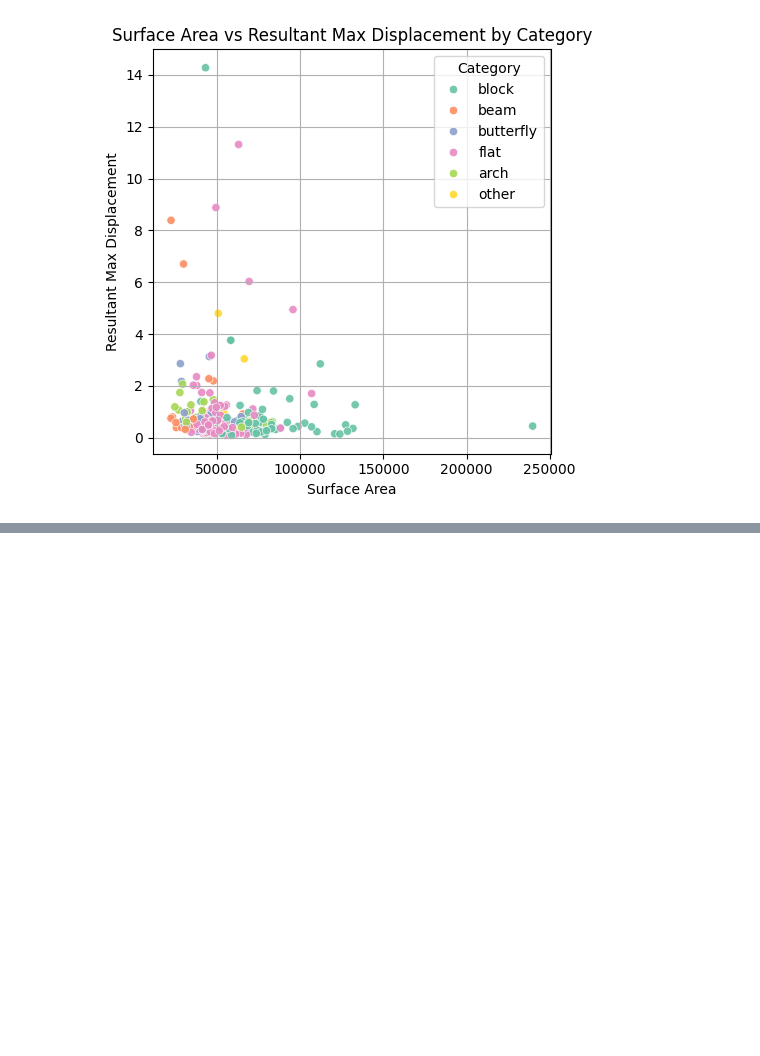
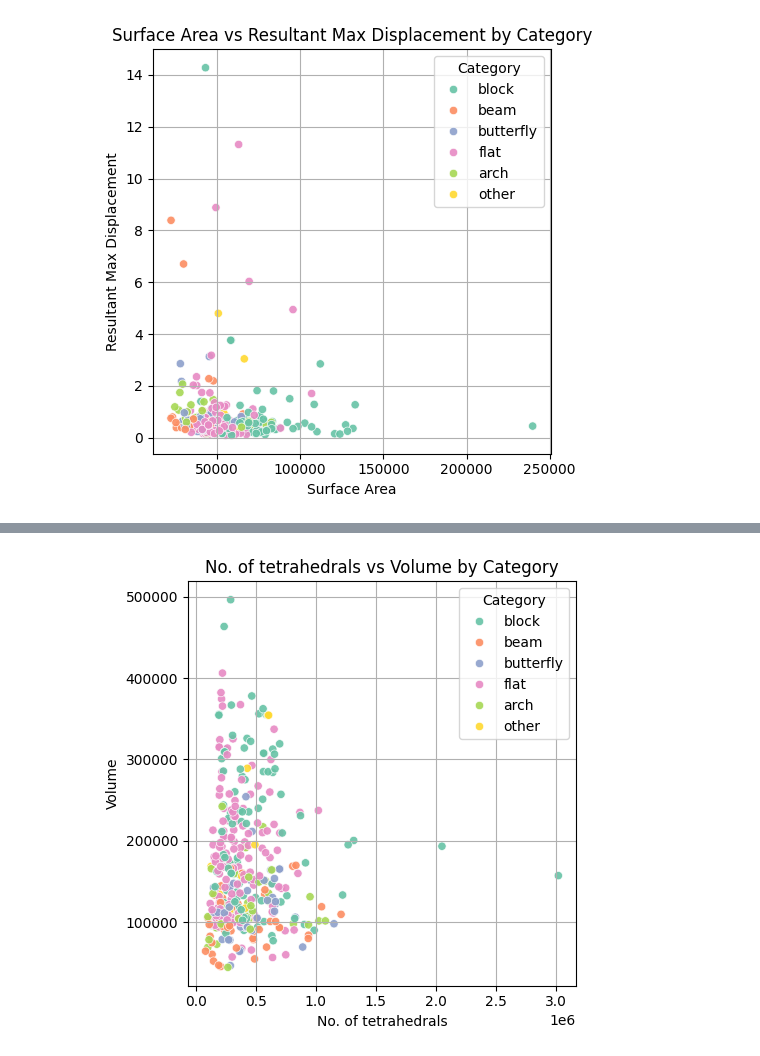
Before and after one commit to mishramlan/JEB-structural-simulation, a Jupyter notebook: Notebooks/Data_Analysis/data_analysis.ipynb, the cells around one changed output, grey strips where cells are left out. Drawn from its saved outputs; the diff is of its cells as text; code cells hidden in the pictures; blank space fills up the shorter version.

```diff
--- a/Notebooks/Data_Analysis/data_analysis.ipynb
+++ b/Notebooks/Data_Analysis/data_analysis.ipynb
@@ -356,0 +376,19 @@ cad_data.to_csv('/Users/User/Documents/Project_JEB/Results/Data_Analysis/working
+# %%
+plt.figure(figsize=(5, 5))
+sns.scatterplot(
+    data=cad_data,
+    x="num_tets",
+    y="volume",
+    hue="category",
+    palette="Set2",
+    alpha=0.9
+)
+plt.title(f"No. of tetrahedrals vs Volume by Category")
+plt.xlabel("No. of tetrahedrals")
+plt.ylabel("Volume")
+plt.legend(title="Category")
+plt.grid(True)
+plt.tight_layout()
+plt.show()
+# %% [output]
+[figure, added]
```
Also changed, not shown: parts of 1 cell of this notebook, 4 other files.
